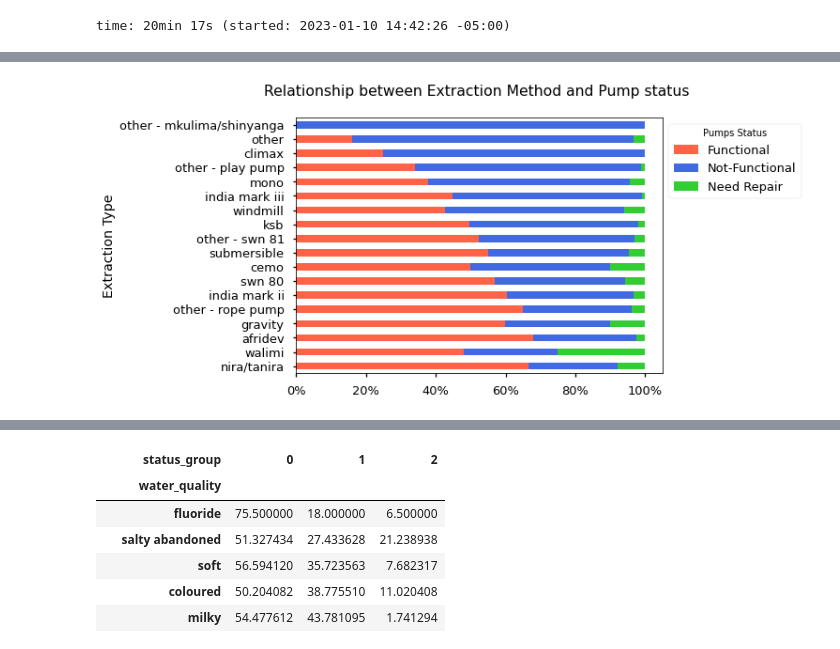
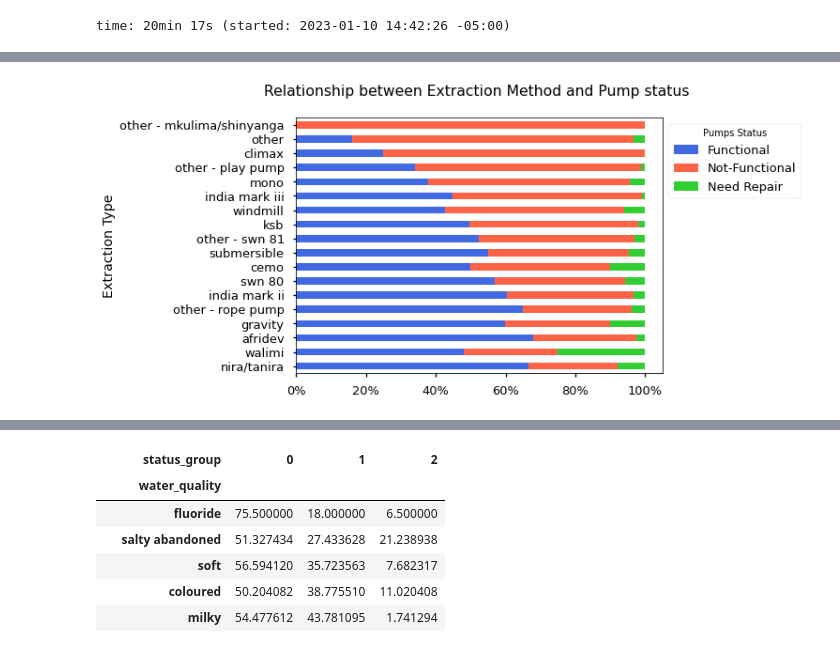
Before and after one commit to deepssharma/project_phase3_tanzania, a Jupyter notebook: models.ipynb, the cells around one changed output, grey strips where cells are left out. Drawn from its saved outputs; the diff is of its cells as text; code cells hidden in the pictures.

Commit message:
Added final images and cosmetic changes

```diff
--- a/models.ipynb
+++ b/models.ipynb
@@ -770,5 +748,5 @@ cols_to_delete = ['id', 'recorded_by','funder', 'installer','yr_record',
                  'wpt_name','scheme_name', 'extraction_type_class',
                  'extraction_type_group','management', 'payment_type',
                  'quality_group', 'source_type', 'source',
-                 'waterpoint_type_group', 'quantity_group', 'basin',
+                 'waterpoint_type_group', 'quantity_group', #'basin',
                  'num_private','construction_year','date_recorded','month_record','recorded_by']
@@ -779,3 +759,4 @@ time: 504 ms (started: 2023-01-03 17:57:10 -05:00)
 # %%
-df_clean=df_clean.drop('yr_record',axis=1)
+#df_clean=df_clean.drop('yr_record',axis=1)
+df_clean.info()
 # %% [output]
@@ -800,5 +797,5 @@ time: 165 ms (started: 2023-01-03 17:57:16 -05:00)
 # %%
-dic = {'functional':0, 'non functional':1,'functional needs repair':2 }
-df_clean.replace({"status_group": dic}, inplace=True)
-df_clean["status_group"].value_counts()
+#dic = {'functional':0, 'non functional':1,'functional needs repair':2 }
+#df_clean.replace({"status_group": dic}, inplace=True)
+#df_clean["status_group"].value_counts()
 # %% [output]
@@ -1924,11 +2003,12 @@ time: 370 µs (started: 2023-01-10 11:46:15 -05:00)
 # %%
 with plt.style.context('seaborn-talk'):
     fig, ax = plt.subplots(figsize=(7, 5))
-    props(df_ana,"water_quality","status_group").plot.barh(stacked=True, color = ['tomato','royalblue','limegreen'], ax=ax)
+    props(df_ana,"water_quality","status_group").plot.barh(stacked=True, color = ['royalblue','tomato','limegreen'], ax=ax)
     ax.legend(bbox_to_anchor=(1, 1), labels = ['Functional', 'Not-Functional', 'Need Repair'], title='Pumps Status')
     ax.set_ylabel("Water Quality")
     #ax.set_yticks([0,1])
     #ax.set_yticklabels(["No", "YES"])
     ax.xaxis.set_major_formatter(mpl.ticker.StrMethodFormatter('{x:,.0f}%'))
     ax.set_title("Relationship between Water quality and Pump status \n")
+    plt.savefig('./images/Relationship_quality_pump.png', dpi=300, bbox_inches='tight')
 # %% [output]
@@ -1937,12 +2017,13 @@ time: 185 ms (started: 2023-01-10 11:56:04 -05:00)
 # %%
 with plt.style.context('seaborn-talk'):
     fig, ax = plt.subplots(figsize=(7, 5))
-    props(df_ana,"extraction_type","status_group").plot.barh(stacked=True, color = ['tomato','royalblue','limegreen'], ax=ax)
+    props(df_ana,"extraction_type","status_group").plot.barh(stacked=True, color = ['royalblue','tomato','limegreen'], ax=ax)
     ax.legend(bbox_to_anchor=(1, 1), labels = ['Functional', 'Not-Functional', 'Need Repair'], title='Pumps Status')
     ax.set_ylabel("Extraction Type")
     #ax.set_yticks([0,1])
     #ax.set_yticklabels(["No", "YES"])
     ax.xaxis.set_major_formatter(mpl.ticker.StrMethodFormatter('{x:,.0f}%'))
     ax.set_title("Relationship between Extraction Method and Pump status \n")
+    plt.savefig('./images/Relationship_extraction_pump.png', dpi=300, bbox_inches='tight')
 # %% [output]
-[figure, old version]
+[figure, new version]
```
Also changed, not shown: parts of 94 cells of this notebook, 7 other files.
